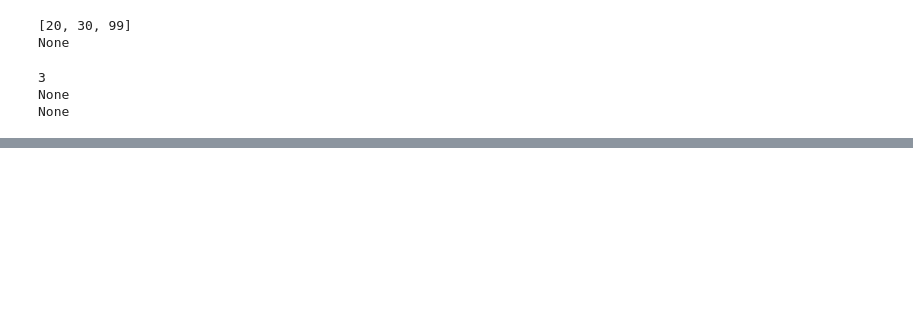
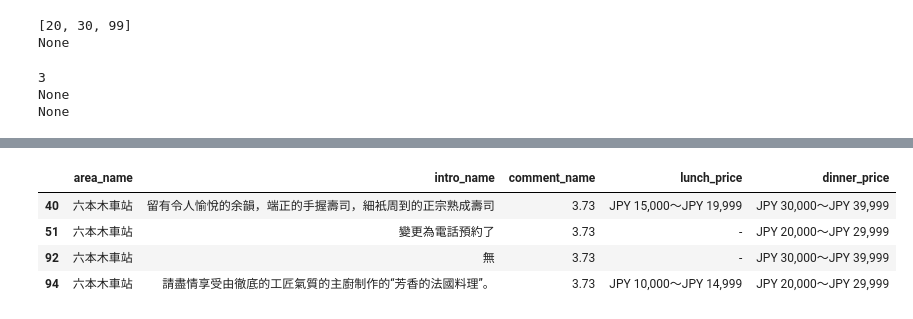
Before and after one commit to Emilyoyoyoyoyo/Tibame-practice, a Jupyter notebook: Tibame.ipynb, the cells around one changed output, grey strips where cells are left out. Cells and saved outputs as stored; diff of their text form; code cells hidden in the pictures; blank space fills up the shorter version.

```diff
--- a/Tibame.ipynb
+++ b/Tibame.ipynb
@@ -942,0 +1118,12 @@ None
+# %%
+# 取文字
+import pandas as pd
+df = pd.read_csv("tabelog.csv")
+def func(s):
+    real_area = s.split("/")[0]
+    return real_area.strip()
+
+# func("大塚車站前車站 / 拉麵")
+
+df["area_name"] = df["area_name"].apply(func) #使用func()的定義函式
+df["area_name"].value_counts() #計算次數
@@ -942,0 +1146,26 @@ None
+# %%
+# 結合filter & apply去篩選，中文篩選 跟 評分數字篩選
+def func(a):
+    if  "六本木車站" in a:
+        return True
+    else:
+        return False
+
+fil = (df["area_name"].apply(func)) & (df["comment_name"] >= 3.7)
+df[fil]
+# %%
+# 優化filter去篩選，中文篩選
+def func(a, name): #用name去帶參數
+    if name in a:
+        return True
+    else:
+        return False
+
+fil = df["area_name"].apply(func, args=["六本木車站"]) #arg是指參數
+df[fil]
+# %% [output]
+|  | area_name | intro_name | comment_name | lunch_price | dinner_price |
+| 40 | 六本木車站 | 留有令人愉悅的余韻，端正的手握壽司，細衹周到的正宗熟成壽司 | 3.73 | JPY 15,000～JPY 19,999 | JPY 30,000～JPY 39,999 |
+| 51 | 六本木車站 | 變更為電話預約了 | 3.73 | - | JPY 20,000～JPY 29,999 |
+| 92 | 六本木車站 | 無 | 3.73 | - | JPY 30,000～JPY 39,999 |
+| 94 | 六本木車站 | 請盡情享受由徹底的工匠氣質的主廚制作的“芳香的法國料理”。 | 3.73 | JPY 10,000～JPY 14,999 | JPY 20,000～JPY 29,999 |
```
Also changed, not shown: parts of 21 cells of this notebook.
